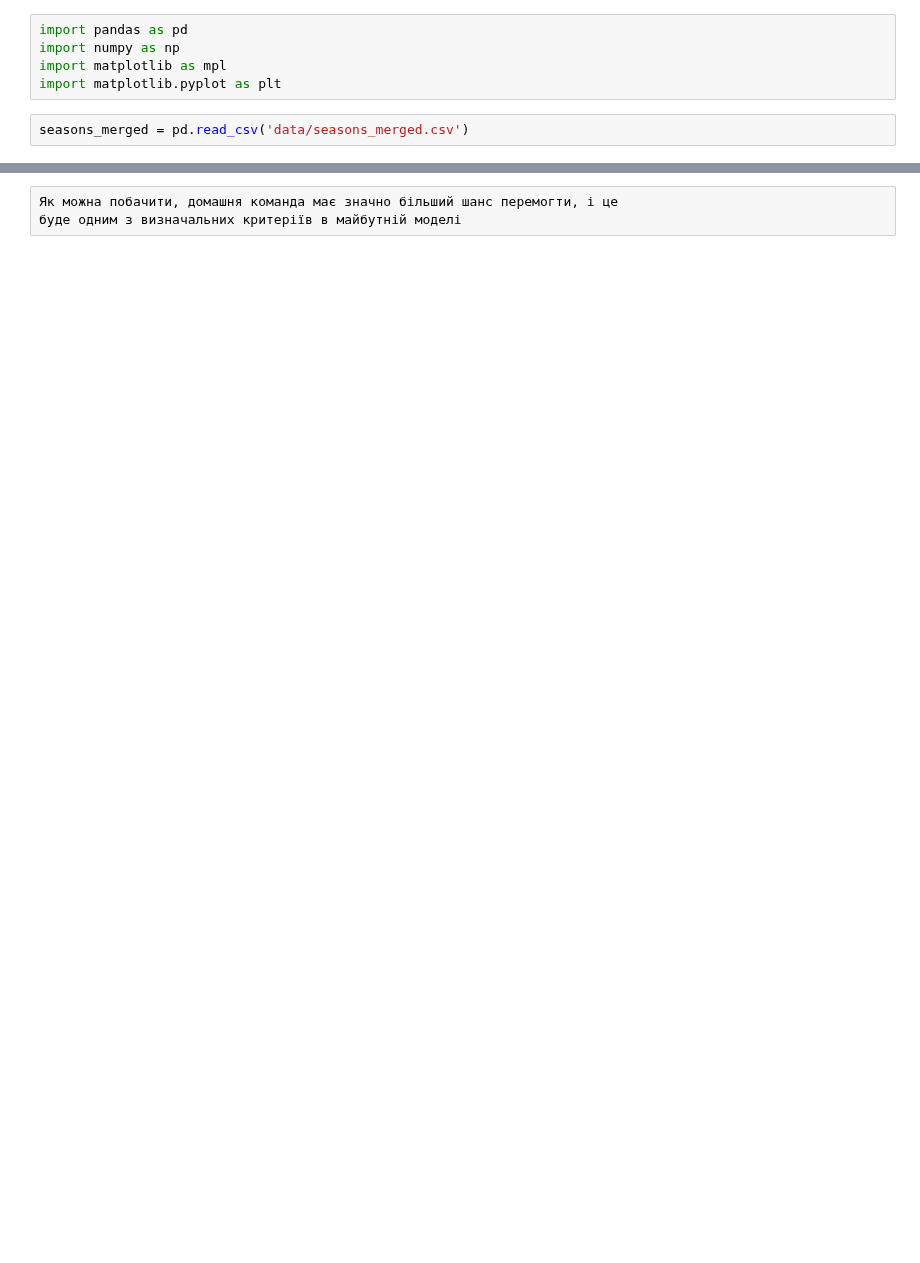
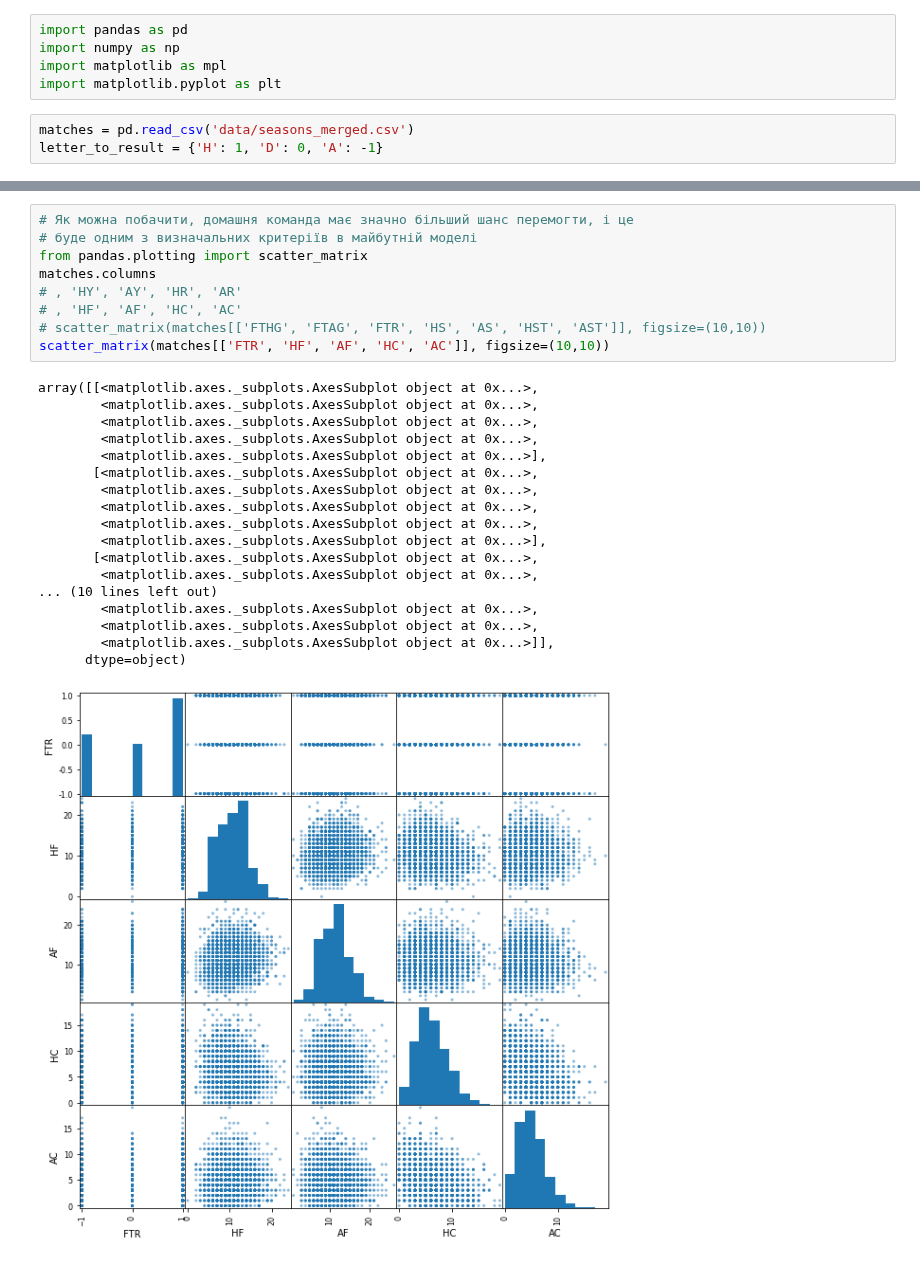
Before and after one commit to maxymkuz/Sports-predictor, a Jupyter notebook: data_exploration.ipynb, the cells around one changed output, grey strips where cells are left out. Saved outputs shown, nothing was run; the diff lists cells and outputs as text; blank space fills up the shorter version.

```diff
--- a/data_exploration.ipynb
+++ b/data_exploration.ipynb
@@ -4,5 +4,6 @@ import numpy as np
 import matplotlib as mpl
 import matplotlib.pyplot as plt
 # %%
-seasons_merged = pd.read_csv('data/seasons_merged.csv')
+matches = pd.read_csv('data/seasons_merged.csv')
+letter_to_result = {'H': 1, 'D': 0, 'A': -1}
 # %%
@@ -54,5 +55,30 @@ draw_home_away_wins(seasons_merged)
 0.29 0.4626315789473684
 [figure]
 # %%
-Як можна побачити, домашня команда має значно більший шанс перемогти, і це
-буде одним з визначальних критеріїв в майбутній моделі
+# Як можна побачити, домашня команда має значно більший шанс перемогти, і це
+# буде одним з визначальних критеріїв в майбутній моделі
+from pandas.plotting import scatter_matrix
+matches.columns
+# , 'HY', 'AY', 'HR', 'AR'
+# , 'HF', 'AF', 'HC', 'AC'
+# scatter_matrix(matches[['FTHG', 'FTAG', 'FTR', 'HS', 'AS', 'HST', 'AST']], figsize=(10,10))
+scatter_matrix(matches[['FTR', 'HF', 'AF', 'HC', 'AC']], figsize=(10,10))
+# %% [output]
+array([[<matplotlib.axes._subplots.AxesSubplot object at 0x...>,
+        <matplotlib.axes._subplots.AxesSubplot object at 0x...>,
+        <matplotlib.axes._subplots.AxesSubplot object at 0x...>,
+        <matplotlib.axes._subplots.AxesSubplot object at 0x...>,
+        <matplotlib.axes._subplots.AxesSubplot object at 0x...>],
+       [<matplotlib.axes._subplots.AxesSubplot object at 0x...>,
+        <matplotlib.axes._subplots.AxesSubplot object at 0x...>,
+        <matplotlib.axes._subplots.AxesSubplot object at 0x...>,
+        <matplotlib.axes._subplots.AxesSubplot object at 0x...>,
+        <matplotlib.axes._subplots.AxesSubplot object at 0x...>],
+       [<matplotlib.axes._subplots.AxesSubplot object at 0x...>,
+        <matplotlib.axes._subplots.AxesSubplot object at 0x...>,
+... (10 lines left out)
+        <matplotlib.axes._subplots.AxesSubplot object at 0x...>,
+        <matplotlib.axes._subplots.AxesSubplot object at 0x...>,
+        <matplotlib.axes._subplots.AxesSubplot object at 0x...>]],
+      dtype=object)
+[figure, added]
```
Also changed, not shown: parts of 6 cells of this notebook, 5 other files.
